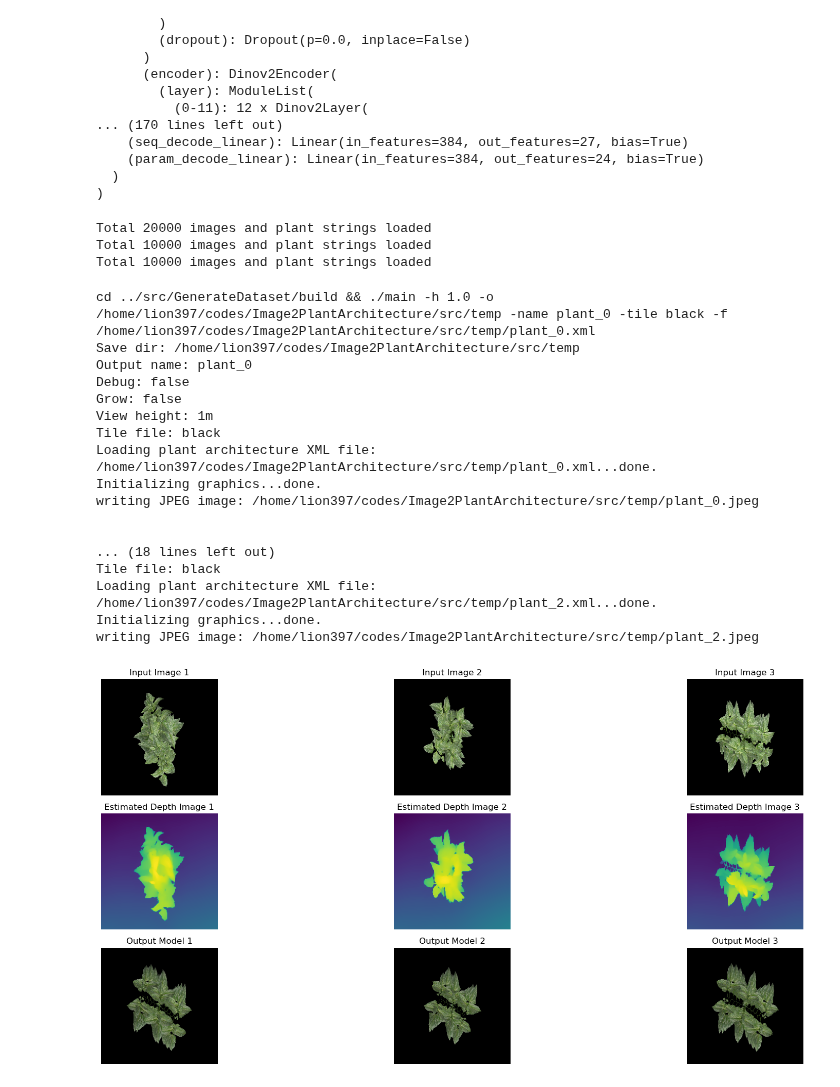
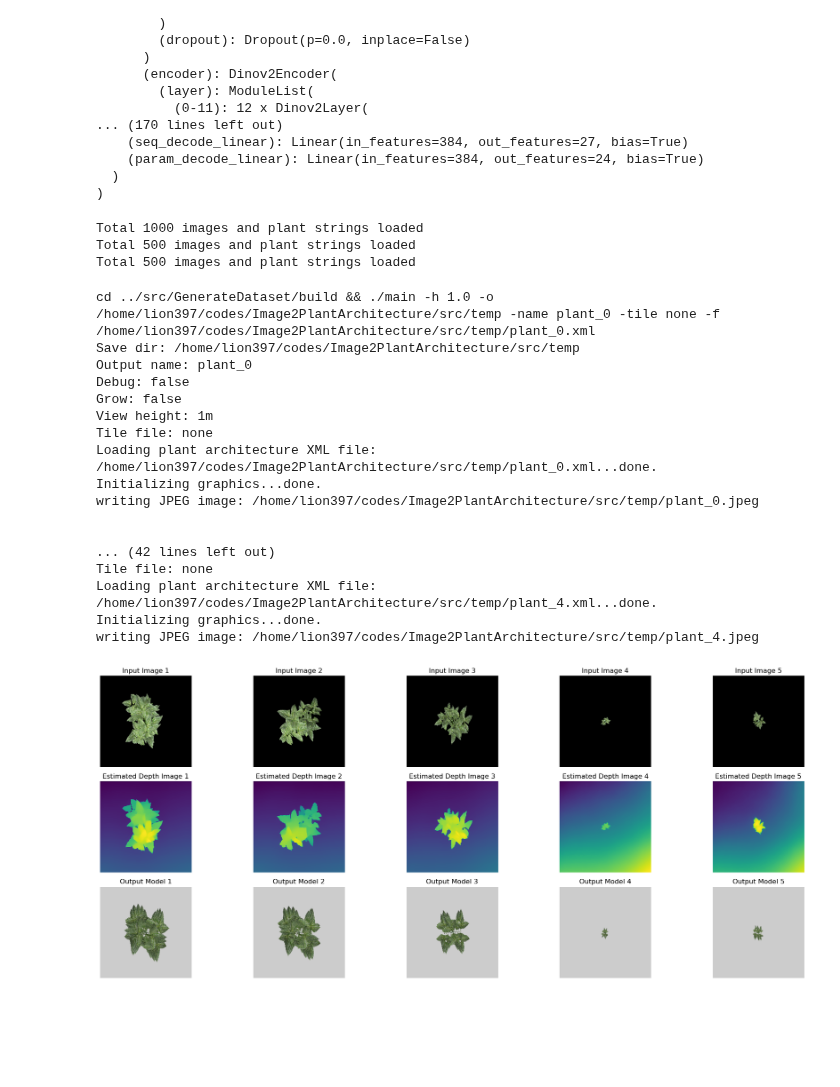
Before and after one commit to GEMINI-Breeding/Image2PlantArchitecture, a Jupyter notebook: src/evaluate_xml.ipynb, the cells around one changed output. Cells and saved outputs as stored; diff of their text form; code cells hidden in the pictures; blank space fills up the shorter version.

```diff
--- a/src/evaluate_xml.ipynb
+++ b/src/evaluate_xml.ipynb
@@ -27,10 +27,10 @@ sys.path.append('../')
 # %%
 from models.plightning import  MainDataModule
 
-dataset_dir = "../data/generated_Nov22_2024"
+dataset_dir = "../data/Sideview_Dec04_2024"
 datamodule = MainDataModule(dataset_dir,
                             image_size=224,
                             load_depth=False,
-                            train_batch_size=32, num_workers=1, process_leaf=False, preload=False)
+                            train_batch_size=32, num_workers=1, process_leaf=False, preload=False, side_view=False)
 datamodule.setup()
 # %% [output]
@@ -72,7 +72,9 @@ for i in range(n):
 # %%
 from models.plightning import MainModule
 # model = MainModule()
-model = MainModule.load_from_checkpoint("../log/20241211_num_layers12/version_2/checkpoints/best_epoch=43.ckpt")
+model = MainModule.load_from_checkpoint("../log/20241216_weighted_loss/version_0/checkpoints/best_epoch=51.ckpt")
+#model = MainModule.load_from_checkpoint("../log/20241212_num_layers12num_heads16/version_1/checkpoints/best_epoch=29.ckpt")
+
 model.eval()
 # model.freeze()
 # %% [output]
@@ -120,15 +122,17 @@ if 0:
 else:
     from models.plightning import MainDataModule
     #dataset_dir = "../data/generated_Nov22_2024"
-    dataset_dir = "../data/2000_Plots_20241210"
+    #dataset_dir = "../data/2000_Plots_20241210"
     #dataset_dir = "../data/Sideview_Dec04_2024"
+    dataset_dir = "../data/generated_Dec10_2024"
     datamodule = MainDataModule(dataset_dir,
                                 image_size=224,
                                 load_depth=False,
-                                train_batch_size=1, num_workers=0, process_leaf=False, preload=False)
+                                train_batch_size=1, num_workers=0, process_leaf=False, preload=False, side_view=False)
     datamodule.setup()
     if 1:
         dataloader = datamodule.test_dataloader()
+        #dataloader = datamodule.val_dataloader()
     else:
         dataloader = datamodule.train_dataloader()
 
@@ -142,7 +146,7 @@ def re_render_xml(output_path, filename):
     # Construct the command
     command = ""
     command += f"cd {program_path} && ./main "
-    command += f"-h 1.0 -o {output_path} -name {image_name} -tile black -f {filename}"
+    command += f"-h 1.0 -o {output_path} -name {image_name} -tile none -f {filename}"
     result = subprocess.run(command, shell=True, capture_output=True, text=True)
     print(command)
     print(result.stdout)
@@ -151,7 +155,7 @@ def re_render_xml(output_path, filename):
     return result
 
 # Prepare the figure
-n_figures = 3
+n_figures = 5
 fig, axes = plt.subplots(3, n_figures, figsize=(20, 8))
 
 # Create temp folder
@@ -188,7 +192,7 @@ for idx, (image, out, lengths) in enumerate(dataloader):
     with open(plant_xml_file_name, "w") as f:
         f.write(plant_xml_str)
 
-    if 0:
+    if 1:
         re_render_xml(os.path.abspath(temp_folder), os.path.abspath(plant_xml_file_name))
         img = cv2.imread(plant_xml_file_name.replace("xml","jpeg"))
         if 0:
@@ -218,7 +222,7 @@ for idx, (image, out, lengths) in enumerate(dataloader):
     re_render_xml(os.path.abspath(temp_folder), os.path.abspath(plant_xml_file_name))
 
     img = cv2.imread(plant_xml_file_name.replace("xml","jpeg"))
-    if 0:
+    if 1:
         leaf_area, plant_width, plant_height, leaf_img, _ = process_leaf_image(img, sqaure_crop=True, thr=0.2)
         img = cv2.resize(leaf_img, (image_size, image_size))
     else:
@@ -234,43 +238,43 @@ for idx, (image, out, lengths) in enumerate(dataloader):
     axes[row, col].axis('off')
 
     # axes[row+1, col].imshow(gt_img[:, :, 0:3])
     # axes[row+1, col].set_title(f"Re-Renderd Image {idx + 1}")
     # axes[row+1, col].axis('off')
 
     depth = model.predicted_depth.squeeze().cpu()
     axes[row+1, col].imshow(depth)
     axes[row+1, col].set_title(f"Estimated Depth Image {idx + 1}")
     axes[row+1, col].axis('off')
 
 
     axes[row + 2, col].imshow(cv2.cvtColor(img, cv2.COLOR_BGR2RGB))
     axes[row + 2, col].set_title(f"Output Model {idx + 1}")
     axes[row + 2, col].axis('off')
 
 plt.tight_layout()
 plt.show()
 # %% [output]
-Total 20000 images and plant strings loaded
-Total 10000 images and plant strings loaded
-Total 10000 images and plant strings loaded
+Total 1000 images and plant strings loaded
+Total 500 images and plant strings loaded
+Total 500 images and plant strings loaded
-cd ../src/GenerateDataset/build && ./main -h 1.0 -o /home/lion397/codes/Image2PlantArchitecture/src/temp -name plant_0 -tile black -f /home/lion397/codes/Image2PlantArchitecture/src/temp/plant_0.xml
+cd ../src/GenerateDataset/build && ./main -h 1.0 -o /home/lion397/codes/Image2PlantArchitecture/src/temp -name plant_0 -tile none -f /home/lion397/codes/Image2PlantArchitecture/src/temp/plant_0.xml
 Save dir: /home/lion397/codes/Image2PlantArchitecture/src/temp
 Output name: plant_0
 Debug: false
 Grow: false
 View height: 1m
-Tile file: black
+Tile file: none
 Loading plant architecture XML file: /home/lion397/codes/Image2PlantArchitecture/src/temp/plant_0.xml...done.
 Initializing graphics...done.
 writing JPEG image: /home/lion397/codes/Image2PlantArchitecture/src/temp/plant_0.jpeg
 
 
-... (18 lines left out)
-Tile file: black
-Loading plant architecture XML file: /home/lion397/codes/Image2PlantArchitecture/src/temp/plant_2.xml...done.
+... (42 lines left out)
+Tile file: none
+Loading plant architecture XML file: /home/lion397/codes/Image2PlantArchitecture/src/temp/plant_4.xml...done.
 Initializing graphics...done.
-writing JPEG image: /home/lion397/codes/Image2PlantArchitecture/src/temp/plant_2.jpeg
+writing JPEG image: /home/lion397/codes/Image2PlantArchitecture/src/temp/plant_4.jpeg
-[figure, old version]
+[figure, new version]
 # %%
 # Draw a 14x14 grid on the image_vis[:,:,0:3]
 fig, axes = plt.subplots(1, 2, figsize=(12, 6))
```
Also changed, not shown: parts of 2 cells of this notebook, 3 other files.
